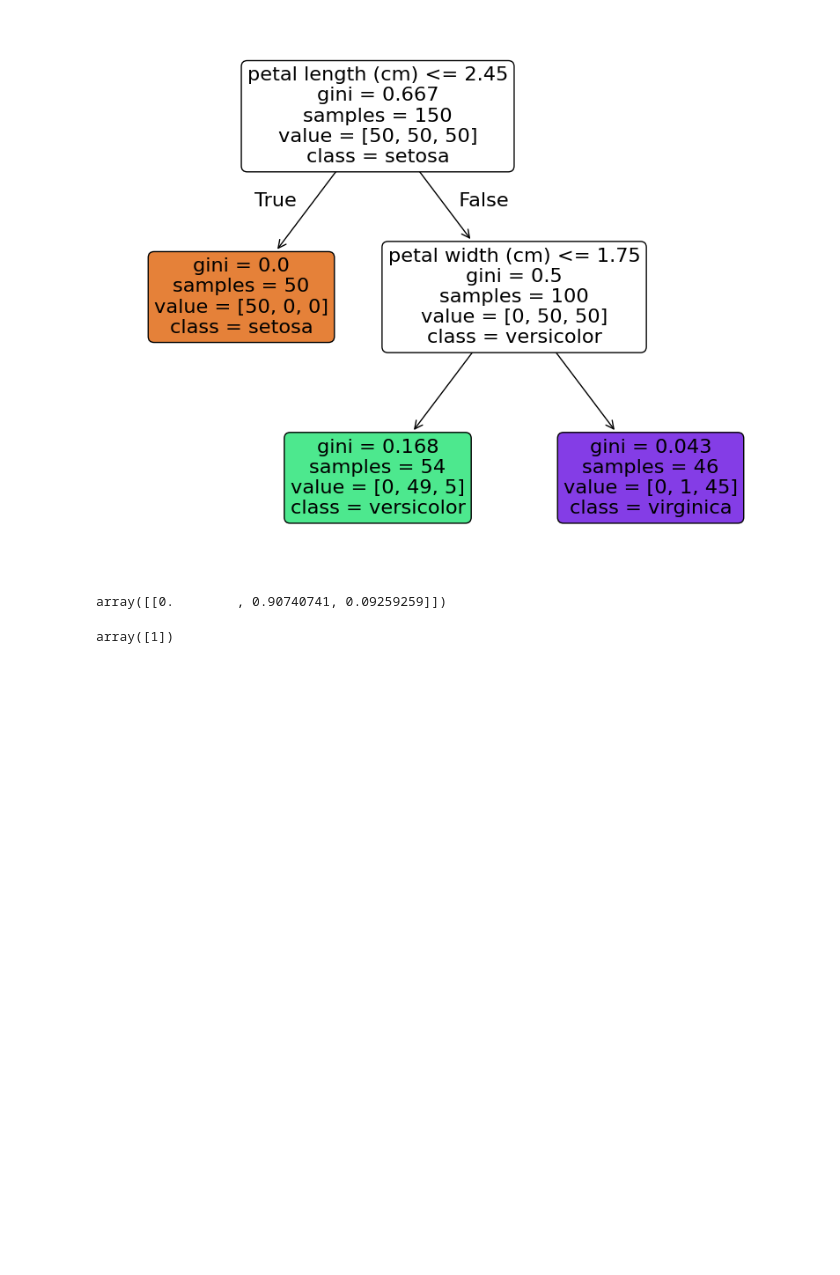
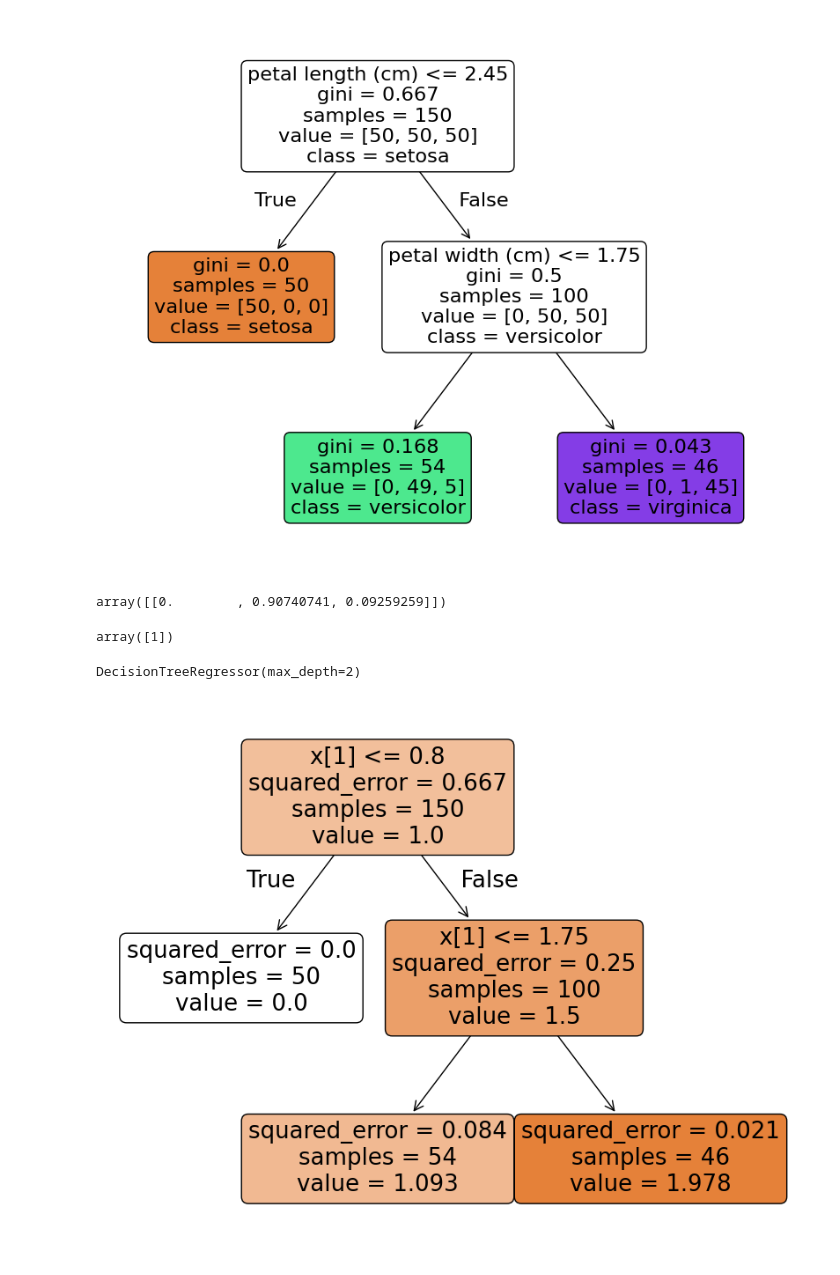
Before and after one commit to Sina-mjd/hands-on-machine-learning, a Jupyter notebook: chapter_06_Decision_Trees/Decision_Trees.ipynb, the cells around one changed output. Drawn from its saved outputs; the diff is of its cells as text; code cells hidden in the pictures; blank space fills up the shorter version.

```diff
--- a/chapter_06_Decision_Trees/Decision_Trees.ipynb
+++ b/chapter_06_Decision_Trees/Decision_Trees.ipynb
@@ -33,3 +33,25 @@ array([[0.        , 0.90740741, 0.09259259]])
 tree_clf.predict([[5, 1.5]])
 # %% [output]
 array([1])
+# %%
+from sklearn.tree import DecisionTreeRegressor
+
+tree_reg = DecisionTreeRegressor(max_depth=2)
+tree_reg.fit(X, y)
+# %% [output]
+DecisionTreeRegressor(max_depth=2)
+# %%
+from sklearn.tree import plot_tree
+
+plt.figure(figsize=(10, 8))
+
+plot_tree(
+    tree_reg,
+    filled=True,
+    rounded=True,
+
+)
+
+plt.show()
+# %% [output]
+[figure, added]
```
